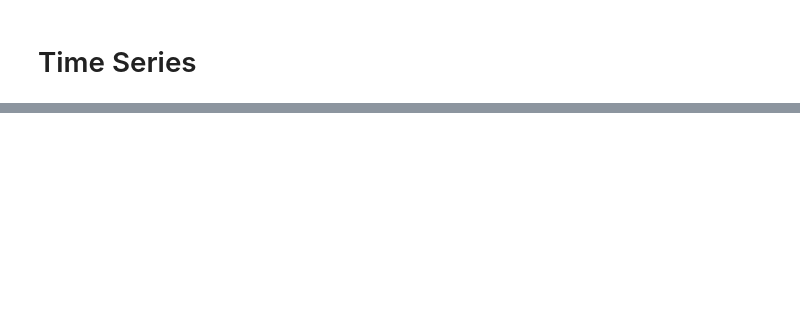
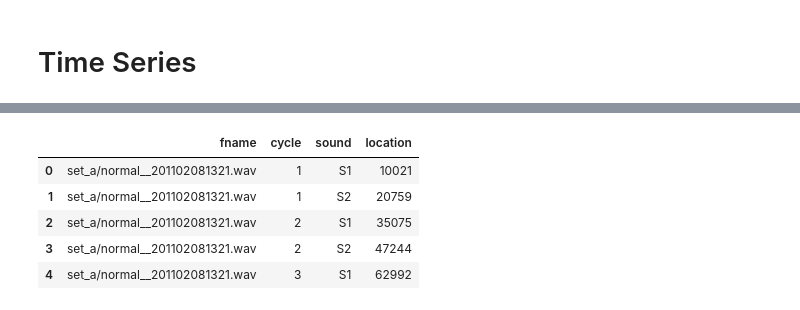
Before and after one commit to martinnss/Micro_Projects, a Jupyter notebook: apuntes datacamp/Time Seriesi.ipynb, the cells around one changed output, grey strips where cells are left out. Drawn from its saved outputs; the diff is of its cells as text; code cells hidden in the pictures; blank space fills up the shorter version.

```diff
--- a/apuntes datacamp/Time Seriesi.ipynb
+++ b/apuntes datacamp/Time Seriesi.ipynb
@@ -37,0 +55,10 @@ TypeError: can only concatenate list (not "str") to list
+# %%
+set_a_timing=pd.read_csv(INPUT_DIR+"/set_a_timing.csv")
+set_a_timing.head()
+# %% [output]
+|  | fname | cycle | sound | location |
+| 0 | set_a/normal__201102081321.wav | 1 | S1 | 10021 |
+| 1 | set_a/normal__201102081321.wav | 1 | S2 | 20759 |
+| 2 | set_a/normal__201102081321.wav | 2 | S1 | 35075 |
+| 3 | set_a/normal__201102081321.wav | 2 | S2 | 47244 |
+| 4 | set_a/normal__201102081321.wav | 3 | S1 | 62992 |
```
Also changed, not shown: parts of 10 cells of this notebook.
